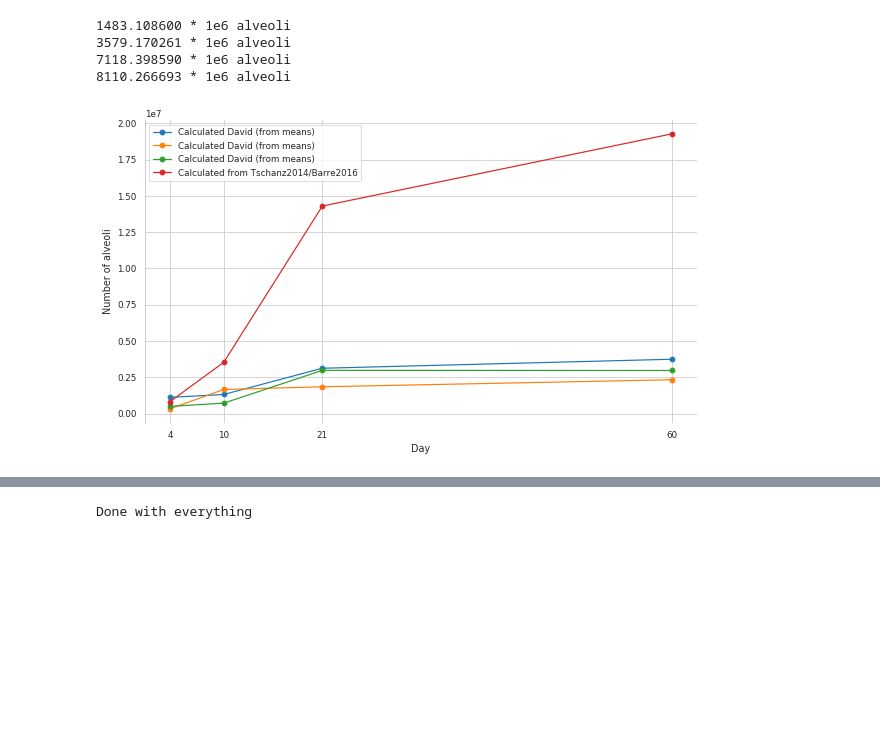
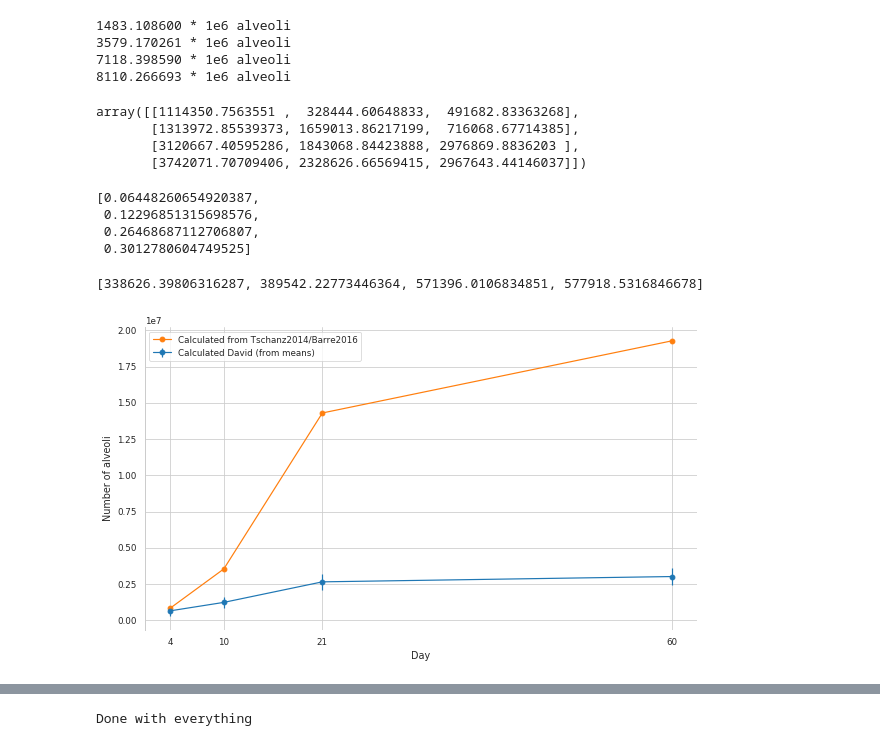
Before and after one commit to habi/acinar-analysis, a Jupyter notebook: Analysis.ipynb, the cells around one changed output, grey strips where cells are left out. Drawn from its saved outputs; the diff is of its cells as text; code cells hidden in the pictures; blank space fills up the shorter version.

```diff
--- a/Analysis.ipynb
+++ b/Analysis.ipynb
@@ -589,7 +605,7 @@ plt.show()
 print('The entrance ring coung for')
 for animal in sorted(Data.Animal.unique()):
     w, p_value = scipy.stats.shapiro(Data[Data.Animal == animal]['Counts_Eveline'])
-    if p_value < 1 / 100:
+    if p_value < sidak:
         # Use the 'significance' function we defined at the start
         print('\t- animal %s (mean=%6.2f) are normally distributed (%s)' % (animal,
                                                                             numpy.mean(Data[Data.Animal == animal]['Counts_Eveline']),
@@ -1363,9 +1382,9 @@ for c, d in enumerate(sorted(pandas.unique(Data.Day))):
                             hue_order=sorted(pandas.unique(Data.loc[Data.Day == d]['Animal'])),
                             palette=ourpalette,
                             fliersize=0)
-    swrmplt = seaborn.stripplot(data=Data.loc[Data.Day == d], x='Day', y='Counts per Volume',
+    swrmplt = seaborn.swarmplot(data=Data.loc[Data.Day == d], x='Day', y='Counts per Volume',
                                 hue='Animal',
-                                jitter=True,
+#                                 jitter=True,
                                 hue_order=sorted(pandas.unique(Data.loc[Data.Day == d]['Animal'])),
                                 dodge=True,
                                 linewidth=1,
@@ -1374,7 +1393,7 @@ for c, d in enumerate(sorted(pandas.unique(Data.Day))):
     plt.gca().get_legend().remove()
     plt.ylim([0, 1.1 * Data['Counts per Volume'].max()])
     plt.xticks(numpy.arange(-0.3, 0.6, 0.3),
-               [animal[-1] for animal in Data[Data.Day == d].Animal.unique()])
+               [animal[-1] for animal in sorted(Data[Data.Day == d].Animal.unique())])
     plt.xlabel('Day %s' % d)
     if c:
         plt.ylabel('')
@@ -1390,36 +1409,36 @@ for c, d in enumerate(sorted(pandas.unique(Data.Day))):
                                hue='Animal',
                                hue_order=sorted(pandas.unique(Data.loc[Data.Day == d]['Animal'])),
                                palette=ourpalette,
-                               fliersize=0,
-                               )
-    swrmplt = seaborn.stripplot(data=Data.loc[Data.Day == d],
+                               fliersize=0)
+    swrmplt = seaborn.swarmplot(data=Data.loc[Data.Day == d],
                                 x='Day',
                                 y='Counts per Volume',
-                                hue='Animal', jitter=True,
+                                hue='Animal',
+#                                 jitter=True,
                                 hue_order=sorted(pandas.unique(Data.loc[Data.Day == d]['Animal'])),
                                 dodge=True,
                                 linewidth=1,
                                 palette=ourpalette,
-
                                 alpha=0.309)
     plt.gca().get_legend().remove()
     plt.gca().set_yscale('log')
-    # If we set with the 'global' values, we're missing context
+    # If we set with the 'global' values, there are not enough y-ticks
     # plt.ylim([numpy.min(Data['Counts per Volume'].min()) * 0.9,
     #           numpy.max(Data['Counts per Volume'].max()) * 1.1])
-    # We thus manually set the upper range
-    plt.ylim([numpy.min(Data['Counts per Volume'].min()) * 0.9, 1e4])
+    # We thus manually set the upper range for the logarithmic plot
+    plt.ylim([numpy.min(Data['Counts per Volume'].min()) * 0.9,
+              1e4])
     plt.xticks(numpy.arange(-0.3, 0.6, 0.3),
-               [animal[-1] for animal in Data[Data.Day == d].Animal.unique()])
+               [animal[-1] for animal in sorted(Data[Data.Day == d].Animal.unique())])
     plt.xlabel('Day %s' % d)
     if c:
         plt.ylabel('')
         plt.gca().set_yticklabels([])
     else:
         plt.ylabel('Alveoli per volume of acinui, logarithmic scale')
-plt.suptitle('Number of alveoli per acinus volume\n%s '
-             'acini split over %s animals' % (len(Data),
-                                              len(pandas.unique(Data.Animal))))
+plt.suptitle('Number of alveoli per acinus volume\n '
+             '% sacini distributed over %s animals' % (len(Data),
+                                                       len(pandas.unique(Data.Animal))))
 plt.savefig(os.path.join(OutputDir,
                          'Fig04-counts_per_volume.png'))
 plt.show()
@@ -2203,19 +2253,40 @@ for i in N_alv_total:
 3579.170261 * 1e6 alveoli
 7118.398590 * 1e6 alveoli
 8110.266693 * 1e6 alveoli
+# %%
+NumberOfAlveoli
+# %% [output]
+array([[1114350.7563551 ,  328444.60648833,  491682.83363268],
+       [1313972.85539373, 1659013.86217199,  716068.67714385],
+       [3120667.40595286, 1843068.84423888, 2976869.8836203 ],
+       [3742071.70709406, 2328626.66569415, 2967643.44146037]])
+# %%
+[numpy.mean(na) * 1e-7 for na in NumberOfAlveoli]
+# %% [output]
+[0.06448260654920387,
+ 0.12296851315698576,
+ 0.26468687112706807,
+ 0.3012780604749525]
+# %%
+[numpy.std(na) for na in NumberOfAlveoli]
+# %% [output]
+[338626.39806316287, 389542.22773446364, 571396.0106834851, 577918.5316846678]
 # %%
 # Number of Alveoli
-plt.plot(sorted(Data.Day.unique()), NumberOfAlveoli, marker='o', label='Calculated David (from means)')
-# plt.semilogy(sorted(Data.Day.unique()), N_alv_total, marker='o', label='Calculated David (from totals)')
+plt.errorbar(sorted(Data.Day.unique()),
+             [numpy.mean(na) for na in NumberOfAlveoli],
+             yerr=[numpy.std(na) for na in NumberOfAlveoli],
+             marker='o', label='Calculated David (from means)')
 plt.plot(sorted(Data.Day.unique()), StefanNumberOfAlveoli, marker='o', label='Calculated from Tschanz2014/Barre2016')
 plt.legend(loc='best')
 plt.xticks(Data.Day.unique())
 plt.xlabel('Day')
 plt.ylabel('Number of alveoli')
-plt.savefig(os.path.join(OutputDir, 'Fig05-number-of-alveoli.png'))
+plt.savefig(os.path.join(OutputDir,
+                         'Fig05-number-of-alveoli.png'))
 plt.show()
 # %% [output]
-[figure, old version]
+[figure, new version]
 # %%
 # Save all dataframes to different sheets in one big excel file for Stefan
 # This is so that Stefan can take a look at it
```
Also changed, not shown: parts of 54 cells of this notebook.
